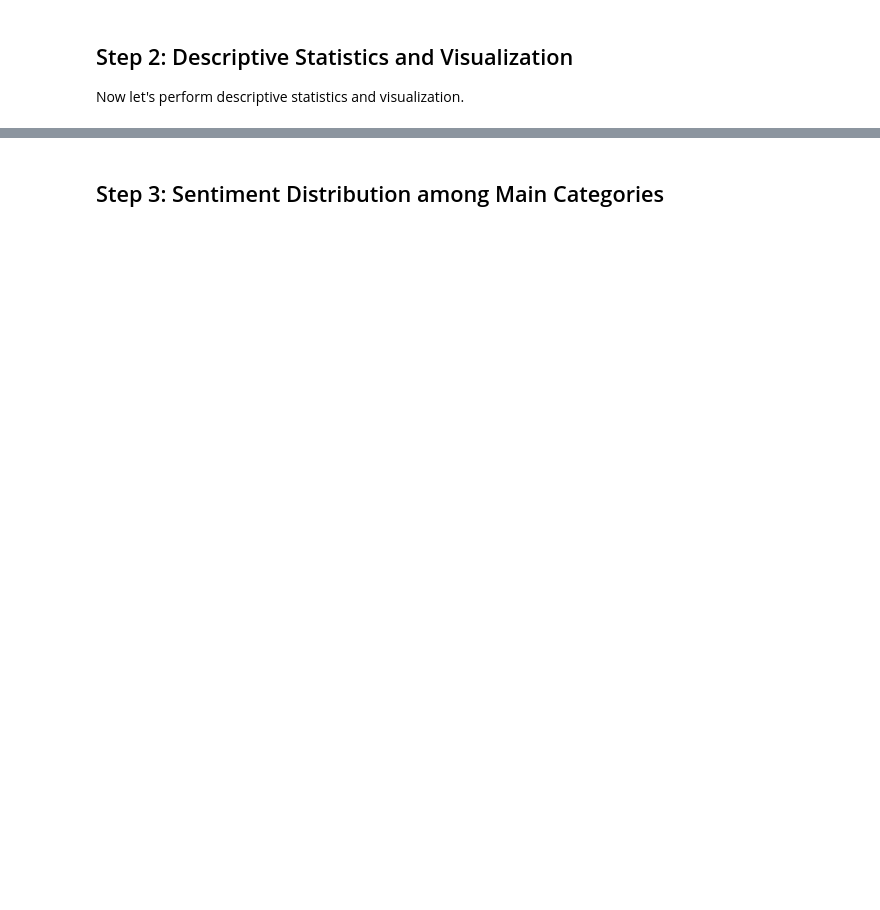
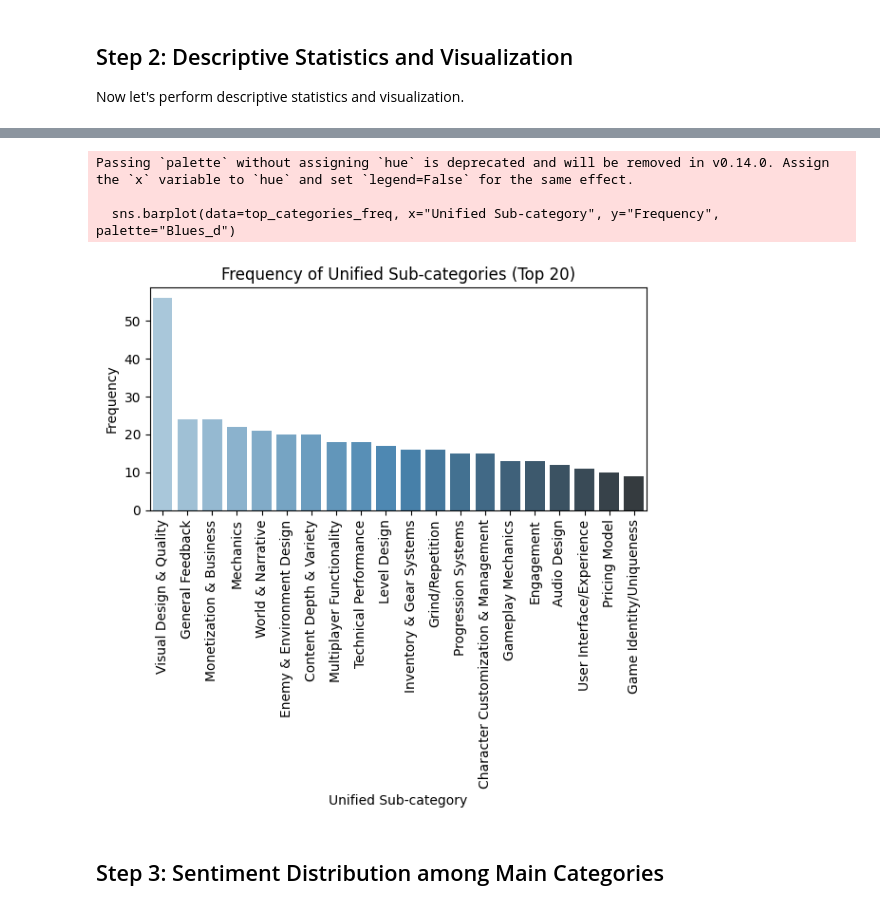
Before and after one commit to iamkucuk/game_reviews_coding_exercise, a Jupyter notebook: analysis.ipynb, the cells around one changed output, grey strips where cells are left out. Cells and saved outputs as stored; diff of their text form; code cells hidden in the pictures; blank space fills up the shorter version.

```diff
--- a/analysis.ipynb
+++ b/analysis.ipynb
@@ -114,3 +128,19 @@ Passing `palette` without assigning `hue` is deprecated and will be removed in v
+# %%
+# Frequency of unified sub-categories top 20
+top_categories_freq = freq.head(20)
+plt.figure(figsize=(6, 6))
+sns.barplot(data=top_categories_freq, x="Unified Sub-category", y="Frequency", palette="Blues_d")
+plt.xticks(rotation=90)
+plt.title("Frequency of Unified Sub-categories (Top 20)")
+plt.xlabel("Unified Sub-category")
+plt.ylabel("Frequency")
+plt.tight_layout()
+plt.show()
+# %% [output]
+Passing `palette` without assigning `hue` is deprecated and will be removed in v0.14.0. Assign the `x` variable to `hue` and set `legend=False` for the same effect.
+
+  sns.barplot(data=top_categories_freq, x="Unified Sub-category", y="Frequency", palette="Blues_d")
+[figure, added]
 # %% [markdown]
 ## Step 3: Sentiment Distribution among Main Categories
 # %%
```
Also changed, not shown: parts of 7 cells of this notebook, 4 other files.
